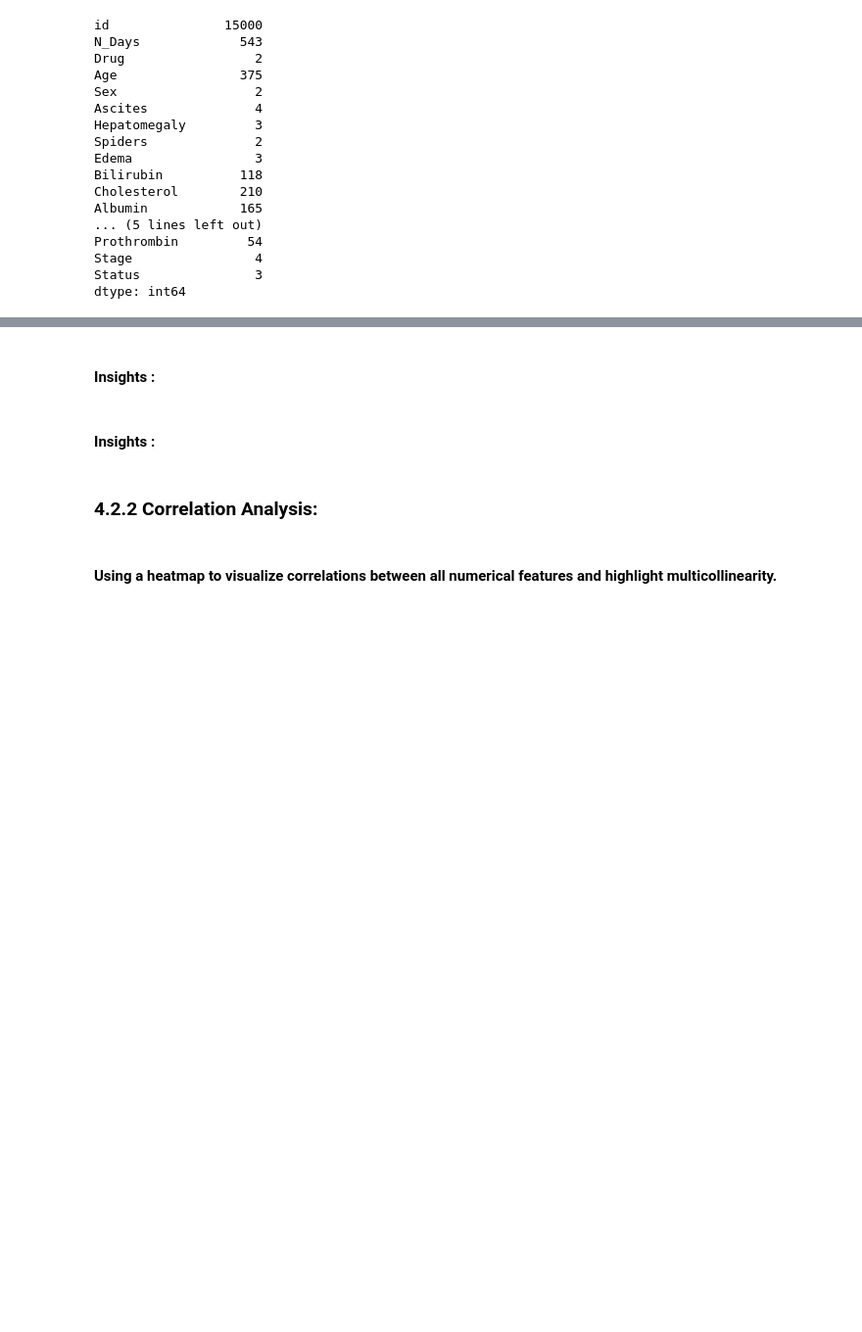
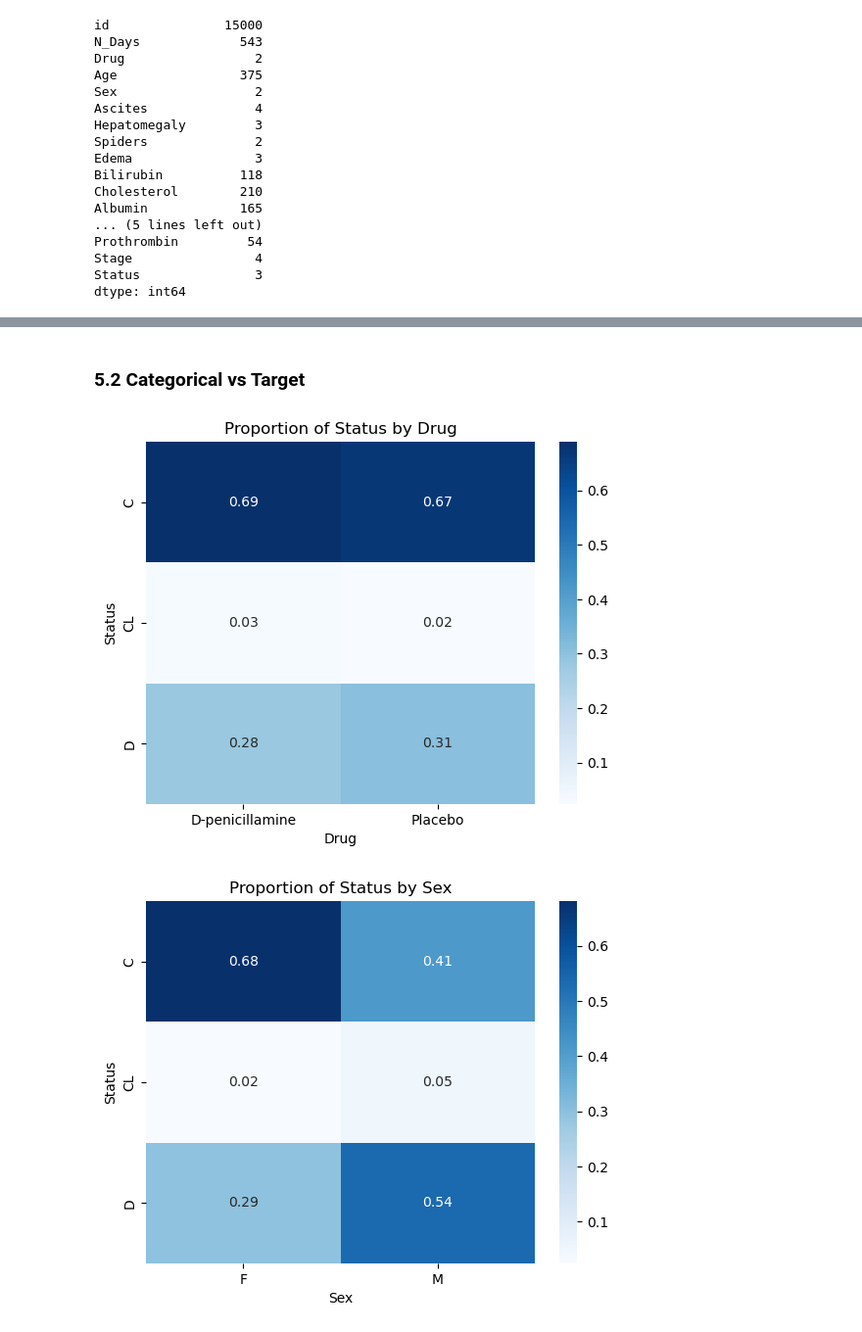
Before and after one commit to RiyadspX/Patients-Multi-class-Classification, a Jupyter notebook: notebooks/EDAx.ipynb, the cells around one changed output, grey strips where cells are left out. Shown at 98% size. Drawn from its saved outputs; the diff is of its cells as text; code cells hidden in the pictures; blank space fills up the shorter version.

```diff
--- a/notebooks/EDAx.ipynb
+++ b/notebooks/EDAx.ipynb
@@ -448,0 +421,9 @@ Analyze the relationship between each feature and the target (Outcome):
+# %%
+from scipy.stats import kruskal
+no_missing = data.dropna(axis=0)
+
+
+for col in no_missing.select_dtypes(include=['int64', 'float64']).columns:
+    groups = [no_missing[col][no_missing['Status'] == cat] for cat in no_missing['Status'].unique()]
+    stat, p = kruskal(*groups)
+    print(f"Kruskal-Wallis test for {col}: p-value = {p}")
@@ -450,16 +445,20 @@ Analyze the relationship between each feature and the target (Outcome):
 for col in data.select_dtypes('float'):
     plt.figure()
     sns.boxplot(data, x=col, hue='Status')
-# %% [markdown]
-#### Insights :
 # %%
 for col in data:
     if col != 'Outcome':
         plt.figure()
         sns.violinplot(data, x=col, hue='Status')
-# %% [markdown]
-#### Insights :
-# %% [markdown]
-### 4.2.2 Correlation Analysis:
-# %% [markdown]
-#### Using a heatmap to visualize correlations between all numerical features and highlight multicollinearity.
+# %% [markdown]
+### 5.2 Categorical vs Target
+# %%
+for col in data.select_dtypes('object').columns:
+    plt.figure()
+    ct = pd.crosstab(data['Status'], data[col], normalize='columns')  # Normalize by columns
+    sns.heatmap(ct, annot=True, fmt='.2f', cmap='Blues')  # Adjust format for percentages
+    plt.title(f'Proportion of Status by {col}')
+    plt.show()
+# %% [output]
+[figure, added]
+[figure, added]
```
Also changed, not shown: parts of 129 cells of this notebook, 14 other files.
